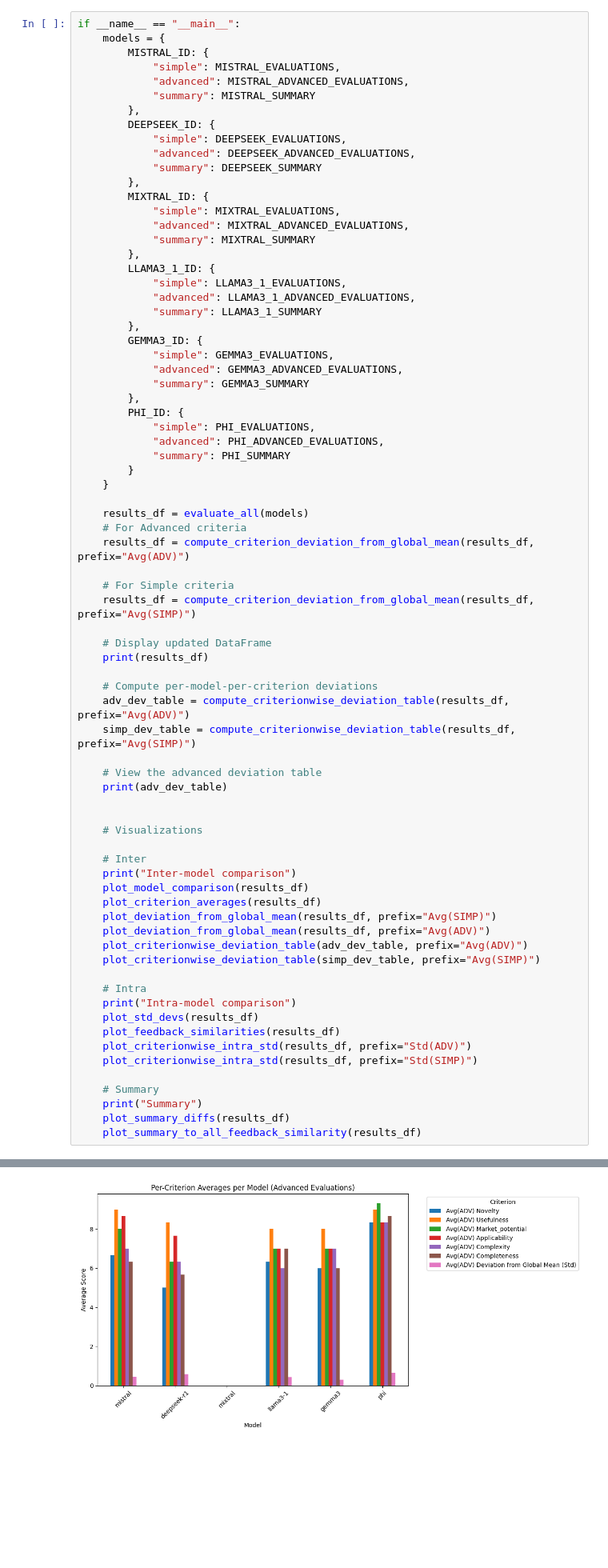
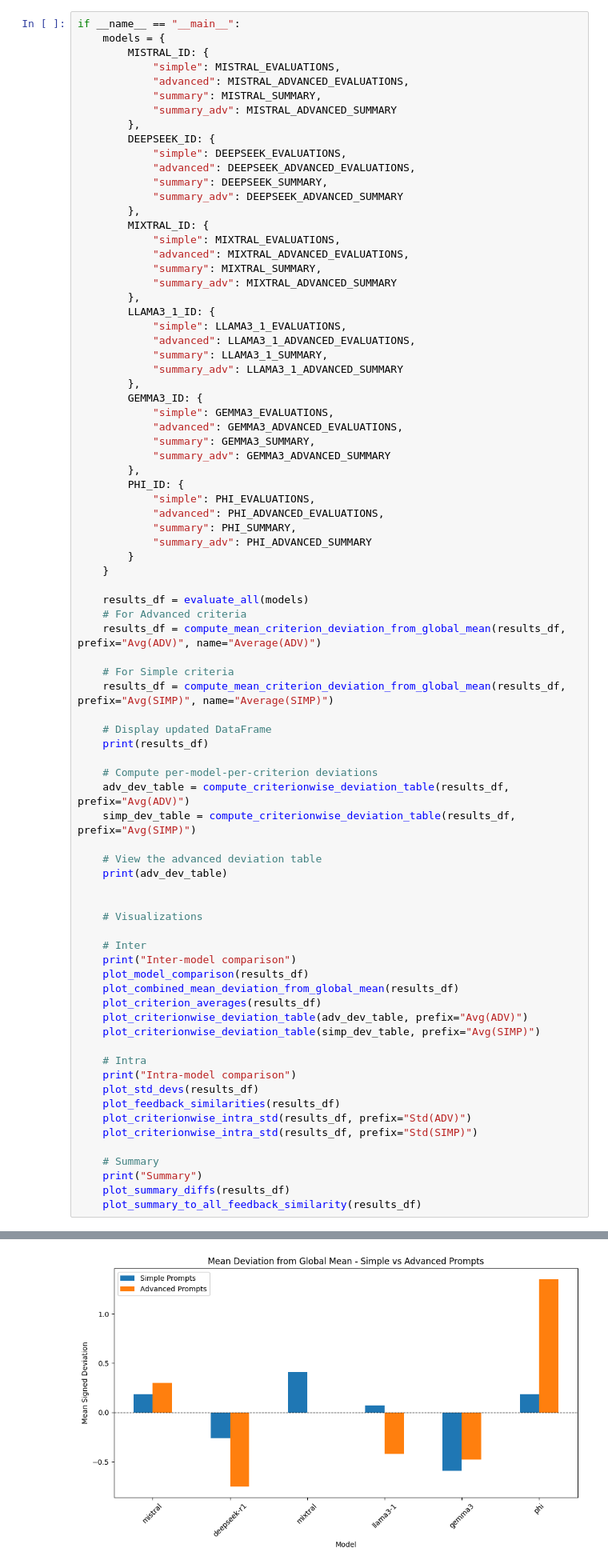
Before and after one commit to jonnyCap/LLM-based-Assessment-of-Software-Project-Ideas, a Jupyter notebook: evaluation/evaluation.ipynb, the cells around one changed output, grey strips where cells are left out. Shown at 80% size. Drawn from its saved outputs; the diff is of its cells as text; blank space fills up the shorter version.

```diff
--- a/evaluation/evaluation.ipynb
+++ b/evaluation/evaluation.ipynb
@@ -285,41 +327,47 @@ if __name__ == "__main__":
         MISTRAL_ID: {
             "simple": MISTRAL_EVALUATIONS,
             "advanced": MISTRAL_ADVANCED_EVALUATIONS,
-            "summary": MISTRAL_SUMMARY
+            "summary": MISTRAL_SUMMARY,
+            "summary_adv": MISTRAL_ADVANCED_SUMMARY
         },
         DEEPSEEK_ID: {
             "simple": DEEPSEEK_EVALUATIONS,
             "advanced": DEEPSEEK_ADVANCED_EVALUATIONS,
-            "summary": DEEPSEEK_SUMMARY
+            "summary": DEEPSEEK_SUMMARY,
+            "summary_adv": DEEPSEEK_ADVANCED_SUMMARY
         },
         MIXTRAL_ID: {
             "simple": MIXTRAL_EVALUATIONS,
             "advanced": MIXTRAL_ADVANCED_EVALUATIONS,
-            "summary": MIXTRAL_SUMMARY
+            "summary": MIXTRAL_SUMMARY,
+            "summary_adv": MIXTRAL_ADVANCED_SUMMARY
         },
         LLAMA3_1_ID: {
             "simple": LLAMA3_1_EVALUATIONS,
             "advanced": LLAMA3_1_ADVANCED_EVALUATIONS,
-            "summary": LLAMA3_1_SUMMARY
+            "summary": LLAMA3_1_SUMMARY,
+            "summary_adv": LLAMA3_1_ADVANCED_SUMMARY
         },
         GEMMA3_ID: {
             "simple": GEMMA3_EVALUATIONS,
             "advanced": GEMMA3_ADVANCED_EVALUATIONS,
-            "summary": GEMMA3_SUMMARY
+            "summary": GEMMA3_SUMMARY,
+            "summary_adv": GEMMA3_ADVANCED_SUMMARY
         },
         PHI_ID: {
             "simple": PHI_EVALUATIONS,
             "advanced": PHI_ADVANCED_EVALUATIONS,
-            "summary": PHI_SUMMARY
+            "summary": PHI_SUMMARY,
+            "summary_adv": PHI_ADVANCED_SUMMARY
         }
     }
 
     results_df = evaluate_all(models)
     # For Advanced criteria
-    results_df = compute_criterion_deviation_from_global_mean(results_df, prefix="Avg(ADV)")
+    results_df = compute_mean_criterion_deviation_from_global_mean(results_df, prefix="Avg(ADV)", name="Average(ADV)")
 
     # For Simple criteria
-    results_df = compute_criterion_deviation_from_global_mean(results_df, prefix="Avg(SIMP)")
+    results_df = compute_mean_criterion_deviation_from_global_mean(results_df, prefix="Avg(SIMP)", name="Average(SIMP)")
 
     # Display updated DataFrame
     print(results_df)
@@ -337,9 +385,8 @@ if __name__ == "__main__":
     # Inter
     print("Inter-model comparison")
     plot_model_comparison(results_df)
+    plot_combined_mean_deviation_from_global_mean(results_df)
     plot_criterion_averages(results_df)
-    plot_deviation_from_global_mean(results_df, prefix="Avg(SIMP)")
-    plot_deviation_from_global_mean(results_df, prefix="Avg(ADV)")
     plot_criterionwise_deviation_table(adv_dev_table, prefix="Avg(ADV)")
     plot_criterionwise_deviation_table(simp_dev_table, prefix="Avg(SIMP)")
 
@@ -374,3 +421,3 @@ if __name__ == "__main__":
 Inter-model comparison
 [figure]
-[figure, old version]
+[figure, new version]
```
Also changed, not shown: parts of 4 cells of this notebook, 2 other files.
